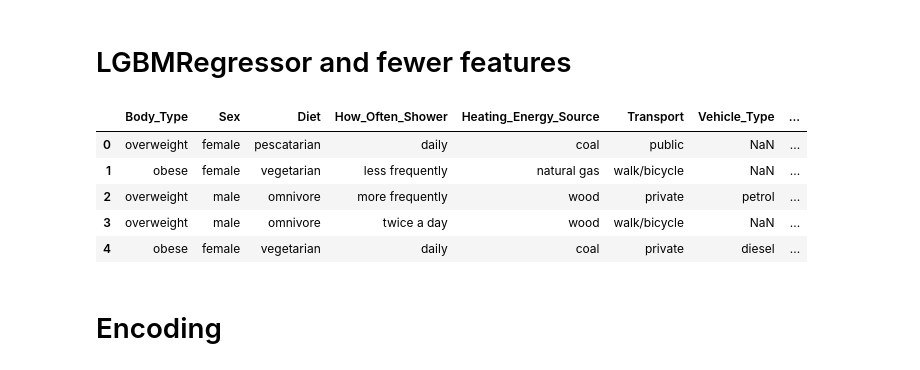
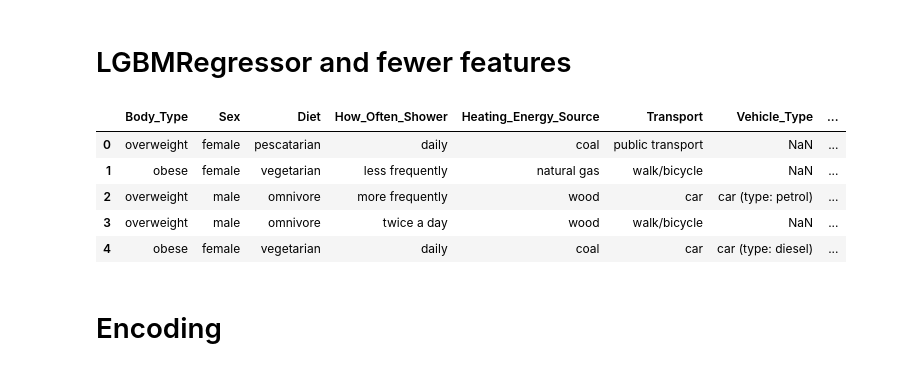
Before and after one commit to e-prossinger/CarbonFootprint_TechLab, a Jupyter notebook: individual_notebooks/Prossinger/experiments/different_model_fewer_features.ipynb, the cells around one changed output. Drawn from its saved outputs; the diff is of its cells as text; code cells hidden in the pictures.

```diff
--- a/individual_notebooks/Prossinger/experiments/different_model_fewer_features.ipynb
+++ b/individual_notebooks/Prossinger/experiments/different_model_fewer_features.ipynb
@@ -3,48 +3,43 @@
 # %%
 import pandas as pd
 import numpy as np
 import seaborn as sns
-from sklearn.preprocessing import OneHotEncoder
-from sklearn.compose import ColumnTransformer
-from sklearn.preprocessing import MinMaxScaler
 from sklearn.model_selection import train_test_split
-from sklearn.linear_model import LinearRegression
 from lightgbm import LGBMRegressor
-from sklearn.metrics import mean_squared_error, r2_score
+from sklearn.metrics import r2_score
 from sklearn.model_selection import RepeatedKFold
-import pandas as pd
-from sklearn.compose import ColumnTransformer
-from sklearn.preprocessing import MinMaxScaler
-from sklearn.model_selection import RepeatedKFold
-from sklearn.metrics import r2_score
 from lightgbm import LGBMRegressor
-import numpy as np
+import matplotlib.pyplot as plt
 import itertools
 
 
 df=pd.read_csv('Carbon_Emission.csv',sep=";")
 
 #df = pd.read_csv('/kaggle/input/individual-carbon-footprint-calculation/Carbon Emission.csv')
 #data can be found at https://www.kaggle.com/datasets/dumanmesut/individual-carbon-footprint-calculation/data
 
 
 # change display settings to show all columns
 pd.set_option('display.max_columns', None)
 
 
 #rename
 # rename columns: replace spaces with underscores
 df.columns = df.columns.str.replace(' ', '_')
+# Rename 'public' to 'public transport' and the car-typs - to make the information easier to understand
+df['Vehicle_Type'] = df['Vehicle_Type'].replace({'public': 'public transport', 'petrol': 'car (type: petrol)','diesel': 'car (type: diesel)',
+                                                'hybrid': 'car (type: hybrid)','lpg': 'car (type: lpg)','electric': 'car (type: electric)'})
+df['Transport'] = df['Transport'].replace({'public': 'public transport', 'private': 'car'})
 
 
 df.head()
 # %% [output]
 |  | Body_Type | Sex | Diet | How_Often_Shower | Heating_Energy_Source | Transport | Vehicle_Type | ... |
-| 0 | overweight | female | pescatarian | daily | coal | public | NaN | ... |
+| 0 | overweight | female | pescatarian | daily | coal | public transport | NaN | ... |
 | 1 | obese | female | vegetarian | less frequently | natural gas | walk/bicycle | NaN | ... |
-| 2 | overweight | male | omnivore | more frequently | wood | private | petrol | ... |
+| 2 | overweight | male | omnivore | more frequently | wood | car | car (type: petrol) | ... |
 | 3 | overweight | male | omnivore | twice a day | wood | walk/bicycle | NaN | ... |
-| 4 | obese | female | vegetarian | daily | coal | private | diesel | ... |
+| 4 | obese | female | vegetarian | daily | coal | car | car (type: diesel) | ... |
 # %% [markdown]
 # Encoding
 # %% [markdown]
```
Also changed, not shown: parts of 18 cells of this notebook.
